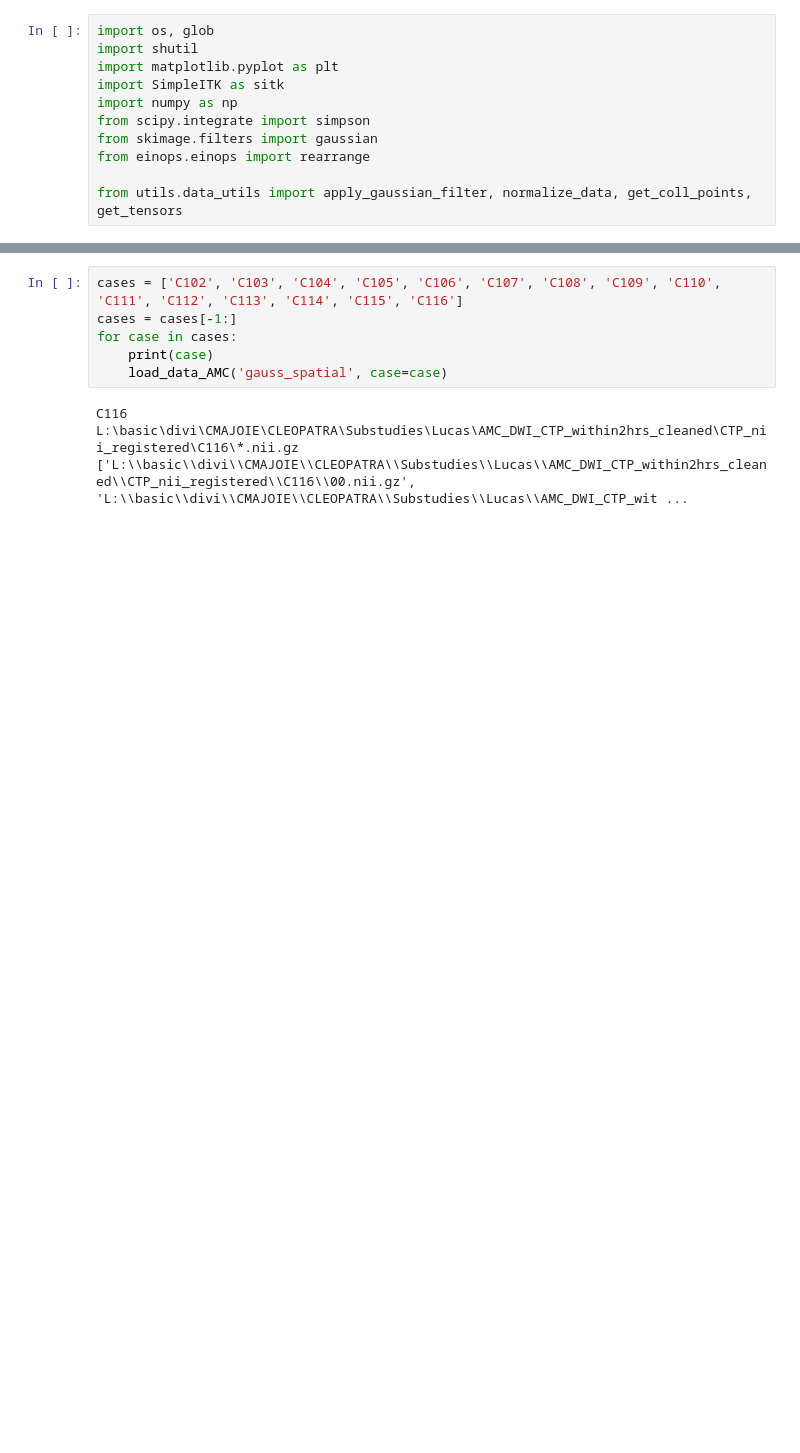
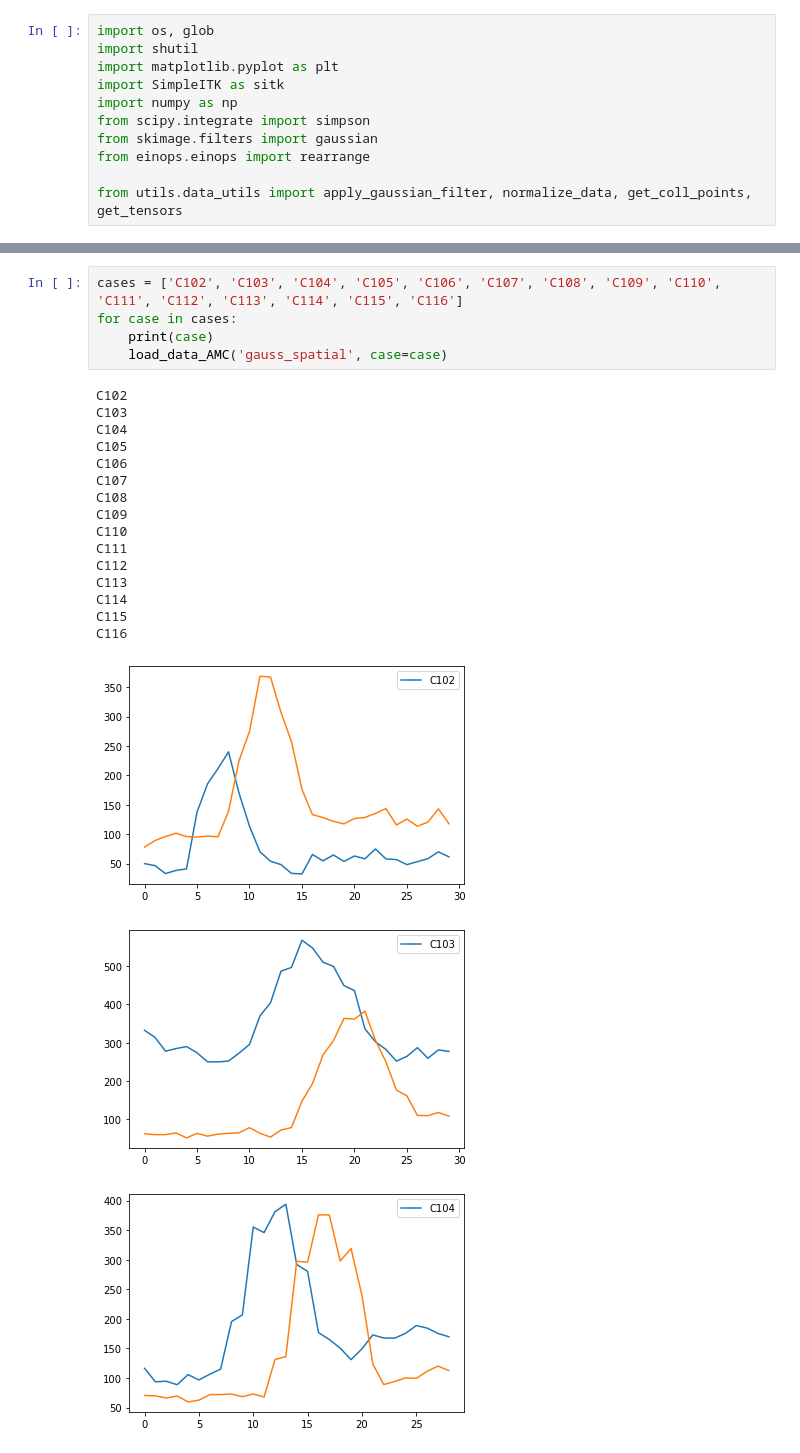
Before and after one commit to lucasdevries/ppinn, a Jupyter notebook: draft_amc_Ctp_dataloader.ipynb, the cells around one changed output, grey strips where cells are left out. Saved outputs shown, nothing was run; the diff lists cells and outputs as text; blank space fills up the shorter version.

```diff
--- a/draft_amc_Ctp_dataloader.ipynb
+++ b/draft_amc_Ctp_dataloader.ipynb
@@ -77,10 +84,24 @@ def load_data_AMC(gaussian_filter_type, sd=2.5,
 # %%
 cases = ['C102', 'C103', 'C104', 'C105', 'C106', 'C107', 'C108', 'C109', 'C110', 'C111', 'C112', 'C113', 'C114', 'C115', 'C116']
-cases = cases[-1:]
 for case in cases:
     print(case)
     load_data_AMC('gauss_spatial', case=case)
 # %% [output]
+C102
+C103
+C104
+C105
+C106
+C107
+C108
+C109
+C110
+C111
+C112
+C113
+C114
+C115
 C116
-L:\basic\divi\CMAJOIE\CLEOPATRA\Substudies\Lucas\AMC_DWI_CTP_within2hrs_cleaned\CTP_nii_registered\C116\*.nii.gz
-['L:\\basic\\divi\\CMAJOIE\\CLEOPATRA\\Substudies\\Lucas\\AMC_DWI_CTP_within2hrs_cleaned\\CTP_nii_registered\\C116\\00.nii.gz', 'L:\\basic\\divi\\CMAJOIE\\CLEOPATRA\\Substudies\\Lucas\\AMC_DWI_CTP_wit ...
+[figure, added]
+[figure, added]
+[figure, added]
```
Also changed, not shown: parts of 2 cells of this notebook, 7 other files.
